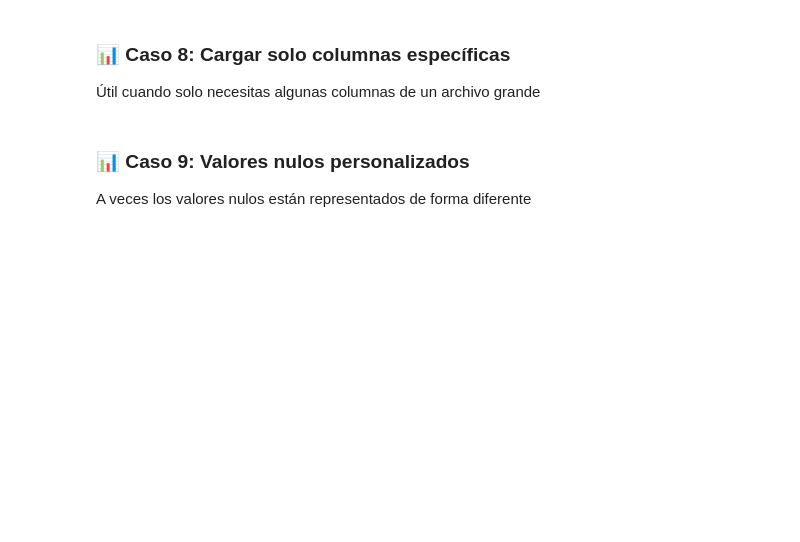
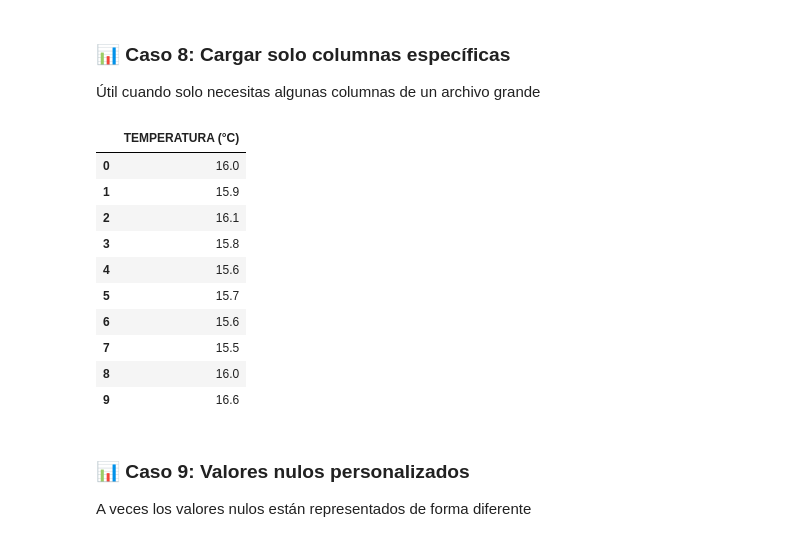
Before and after one commit to solitarioo1/CLaseextra, a Jupyter notebook: REPASO.ipynb, the cells around one changed output. Saved outputs shown, nothing was run; the diff lists cells and outputs as text; code cells hidden in the pictures; blank space fills up the shorter version.

```diff
--- a/REPASO.ipynb
+++ b/REPASO.ipynb
@@ -156,13 +186,25 @@ print("💡 Usa 'nrows' para limitar filas, 'skiprows' para saltarlas")
 Útil cuando solo necesitas algunas columnas de un archivo grande
 # %%
 # Cargar solo columnas específicas por nombre
-# df_cols = pd.read_excel('senamhi_by_station.xlsx', sheet_name=0 , usecols=['TEMPERATURA (°C)', 'HUMEDAD (%)'], nrows=10)
-# print(df_cols)
+df_cols = pd.read_excel('senamhi_by_station.xlsx', sheet_name=0 , usecols=['TEMPERATURA (°C)'], nrows=10)
+df_cols
 
 # Cargar solo columnas específicas por índice (0, 1, 2 = primeras 3 columnas)
 # df_cols_index = pd.read_csv('archivo.csv', usecols=[0, 1, 2])
 
-print("💡 Usa 'usecols' para cargar solo las columnas que necesitas")
+# print("💡 Usa 'usecols' para cargar solo las columnas que necesitas")
+# %% [output]
+|  | TEMPERATURA (°C) |
+| 0 | 16.0 |
+| 1 | 15.9 |
+| 2 | 16.1 |
+| 3 | 15.8 |
+| 4 | 15.6 |
+| 5 | 15.7 |
+| 6 | 15.6 |
+| 7 | 15.5 |
+| 8 | 16.0 |
+| 9 | 16.6 |
 # %% [markdown]
 ### 📊 Caso 9: Valores nulos personalizados
 A veces los valores nulos están representados de forma diferente
```
Also changed, not shown: parts of 24 cells of this notebook, 1 other file.
